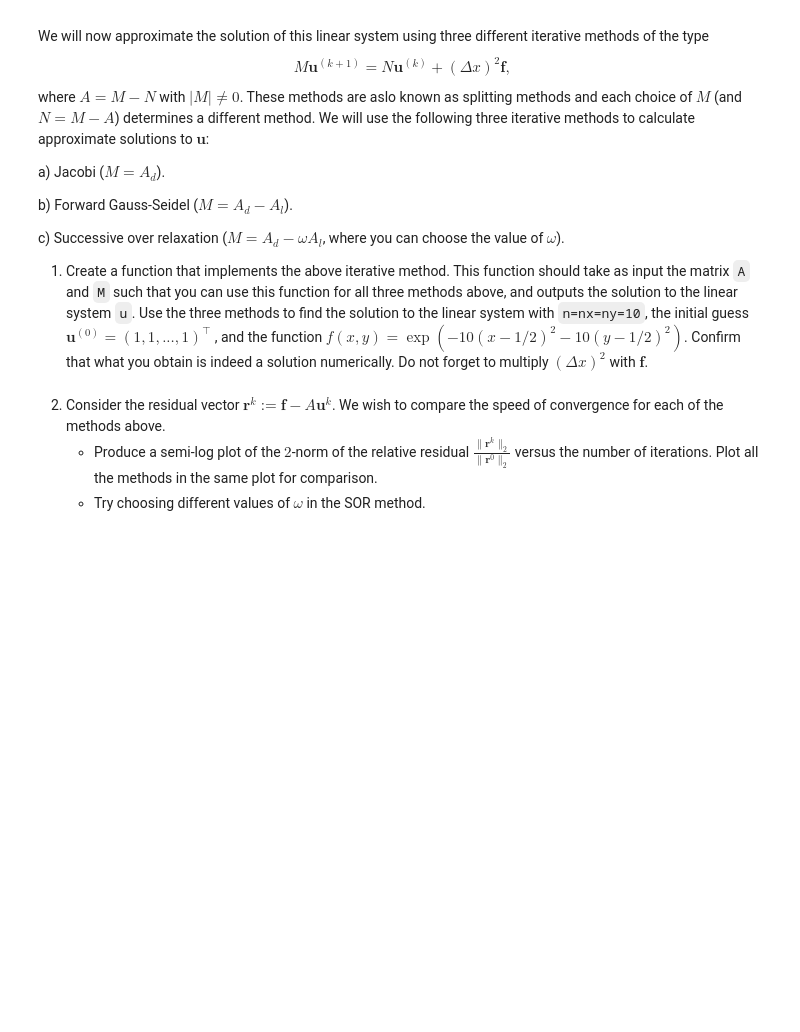
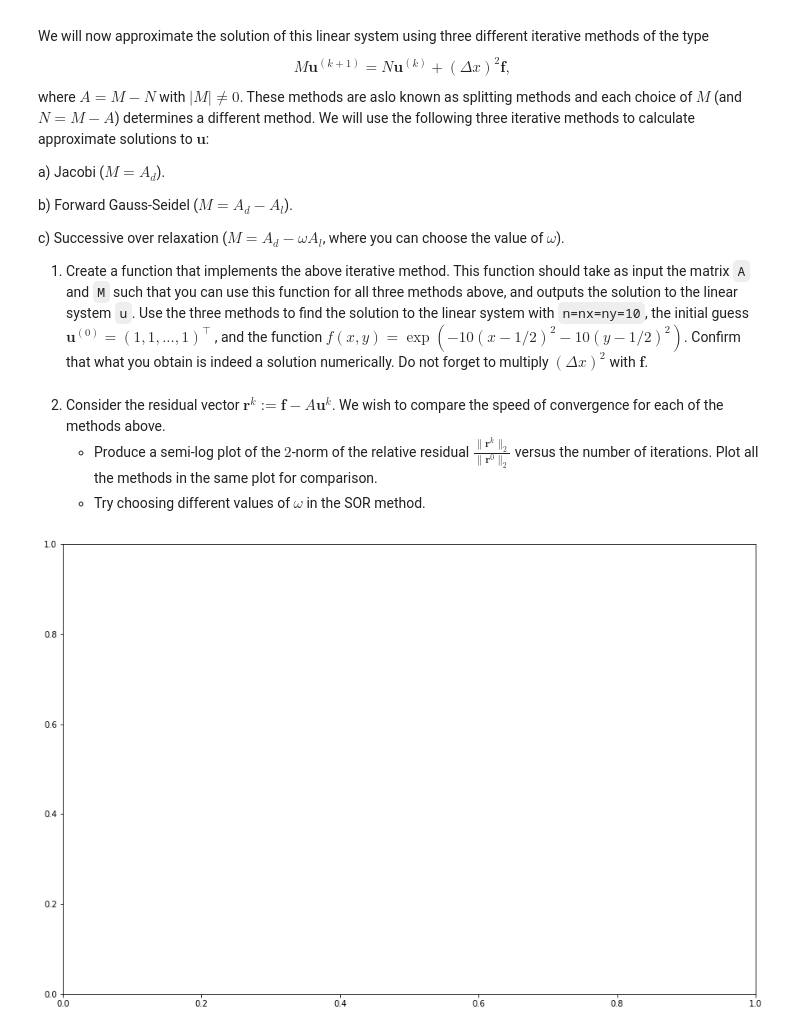
Before and after one commit to BollaBerg/MA2501-Numerical-methods, a Jupyter notebook: project-1/project1.ipynb, the cells around one changed output. Cells and saved outputs as stored; diff of their text form; code cells hidden in the pictures; blank space fills up the shorter version.

```diff
--- a/project-1/project1.ipynb
+++ b/project-1/project1.ipynb
@@ -504,3 +556,6 @@ $, and the function $f(x,y)=\exp(-10(x-1/2)^2-10(y-1/2)^2)$. Confirm that what y
    - Try choosing different values of $\omega$ in the SOR method.
 # %%
 # Your code
+fig, ax = plt.subplots(1)
+# %% [output]
+[figure, added]
```
Also changed, not shown: parts of 7 cells of this notebook.
